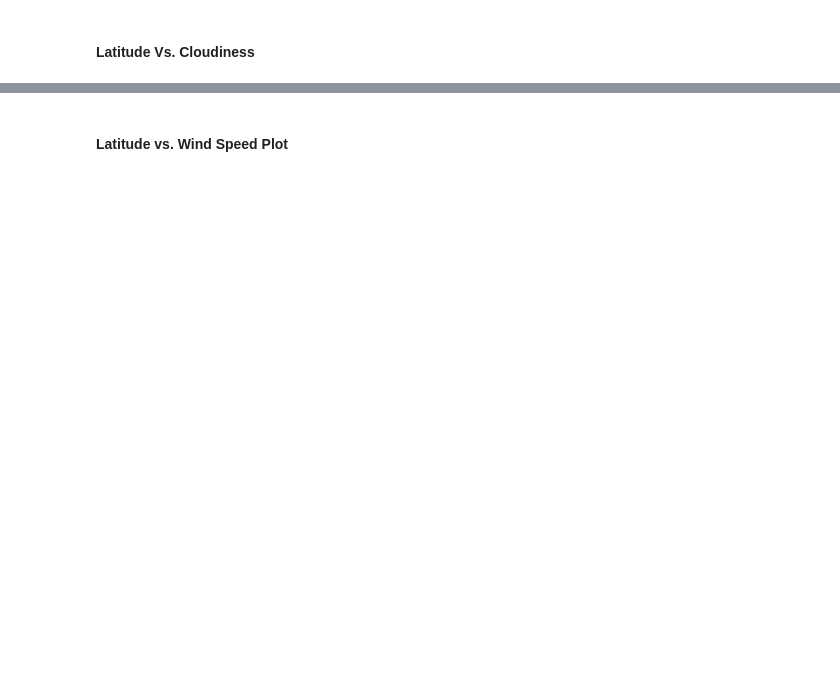
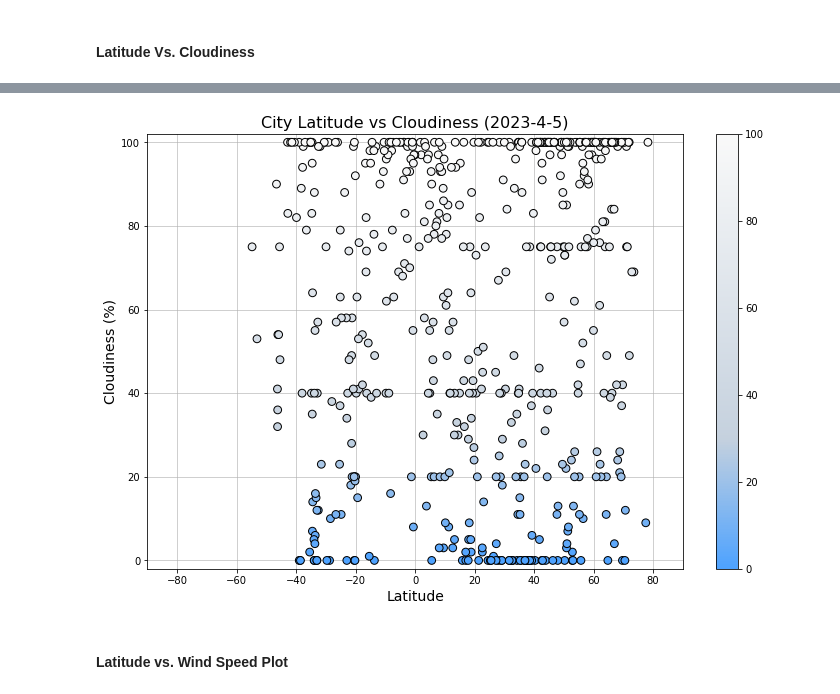
Before and after one commit to zachaa/python-api-challenge, a Jupyter notebook: WeatherPy.ipynb, the cells around one changed output, grey strips where cells are left out. Cells and saved outputs as stored; diff of their text form; code cells hidden in the pictures; blank space fills up the shorter version.

```diff
--- a/WeatherPy.ipynb
+++ b/WeatherPy.ipynb
@@ -247,2 +275,13 @@ plt.show()
+# %%
+# Build the scatter plots for latitude vs. cloudiness
+fig, ax = plot_scatter(city_data_df["Lat"], city_data_df["Cloudiness"],
+                       cloudiness_cmap, 0, 100,
+                       "Latitude", "Cloudiness (%)", "City Latitude vs Cloudiness (2023-4-5)",
+                       (-90, 90), (-2, 102))
+
+# plt.savefig("output_data/WeatherPy_Lat_v_Cloudiness.png")
+plt.show()
+# %% [output]
+[figure, added]
 # %% [markdown]
 #### Latitude vs. Wind Speed Plot
```
Also changed, not shown: parts of 10 cells of this notebook.
